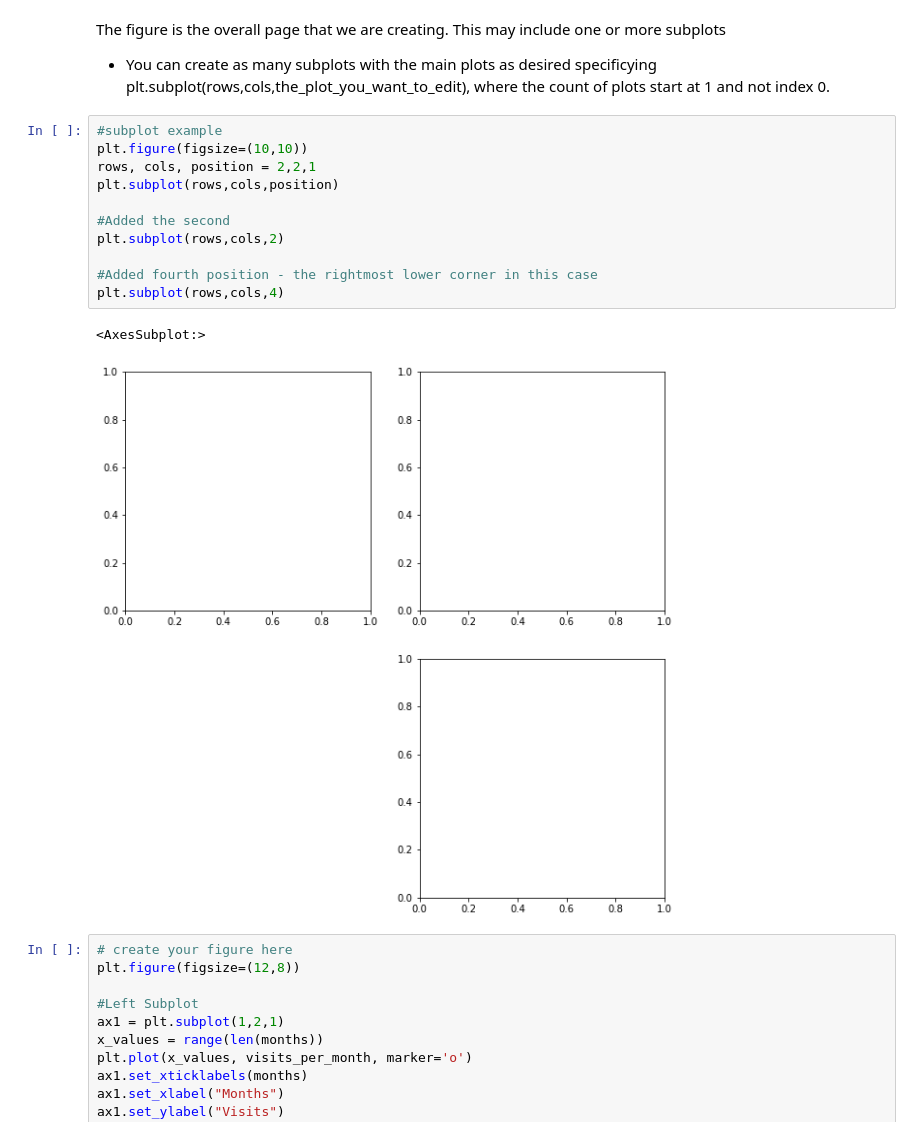
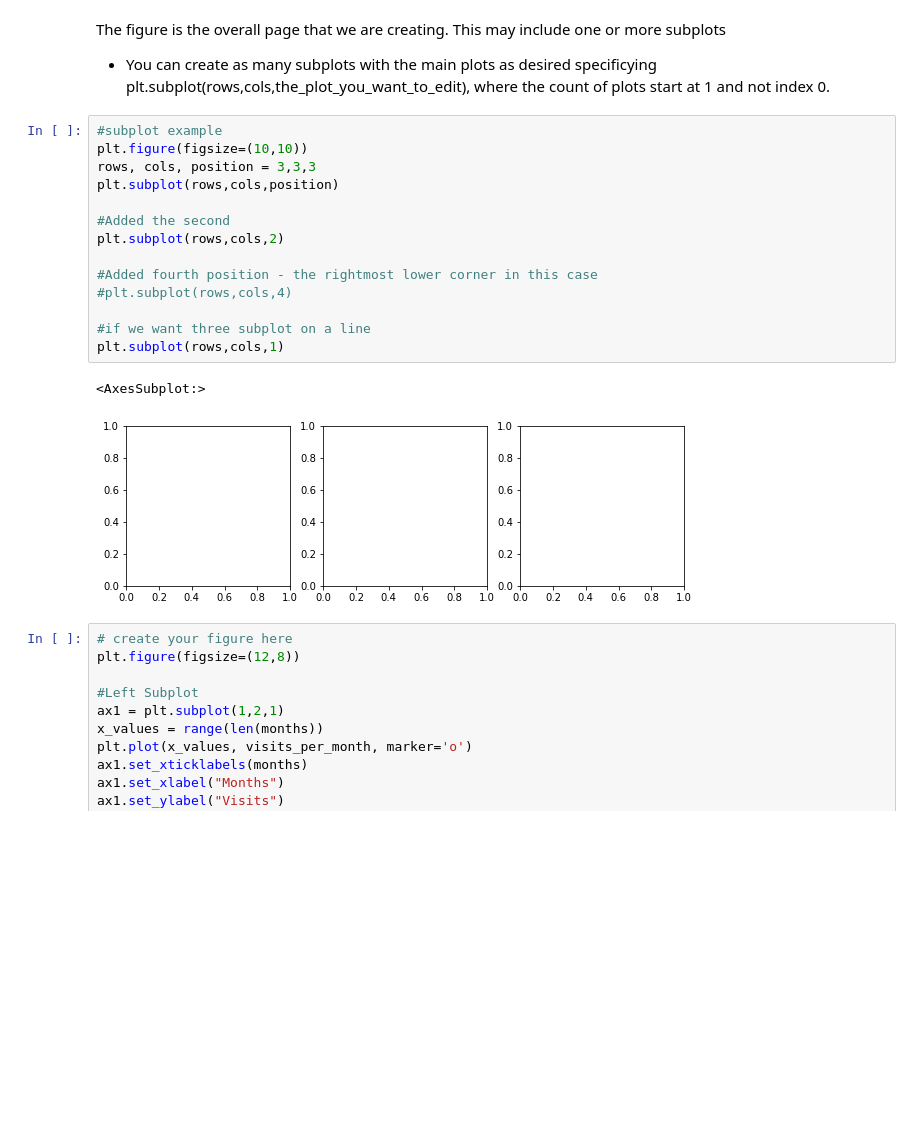
Before and after one commit to Gyrst/Mr-Matplotlib, a Jupyter notebook: subplots.ipynb, the cells around one changed output. Drawn from its saved outputs; the diff is of its cells as text; blank space fills up the shorter version.

Commit message:
added exercises with reproducing plots + and added more plot examples to the key plots

```diff
--- a/subplots.ipynb
+++ b/subplots.ipynb
@@ -21,17 +21,20 @@ The figure is the overall page that we are creating. This may include one or mor
 # %%
 #subplot example
 plt.figure(figsize=(10,10))
-rows, cols, position = 2,2,1
+rows, cols, position = 3,3,3
 plt.subplot(rows,cols,position)
 
 #Added the second
 plt.subplot(rows,cols,2)
 
 #Added fourth position - the rightmost lower corner in this case
-plt.subplot(rows,cols,4)
+#plt.subplot(rows,cols,4)
+
+#if we want three subplot on a line
+plt.subplot(rows,cols,1)
 # %% [output]
 <AxesSubplot:>
-[figure, old version]
+[figure, new version]
 # %%
 # create your figure here
 plt.figure(figsize=(12,8))
```
Also changed, not shown: 2 other files.
